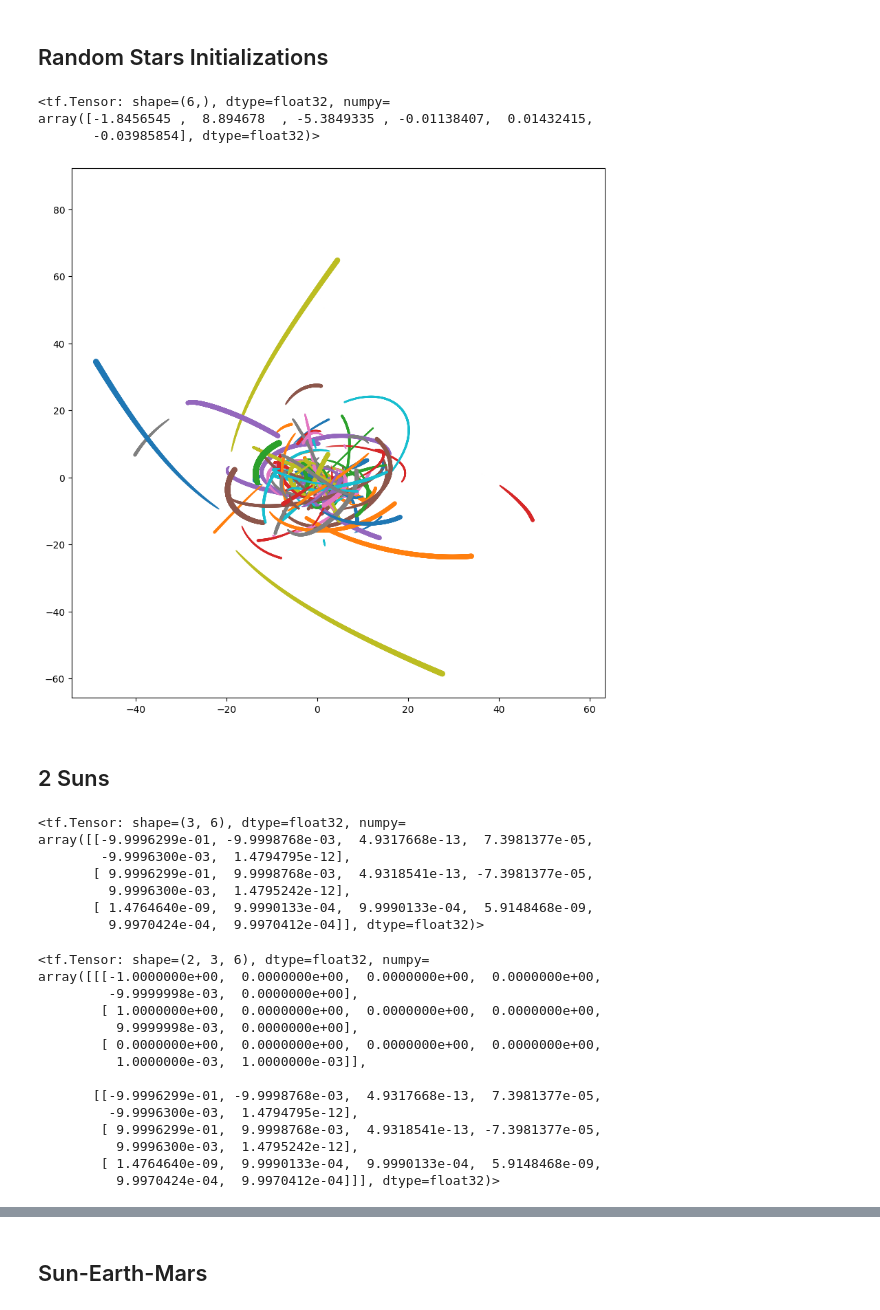
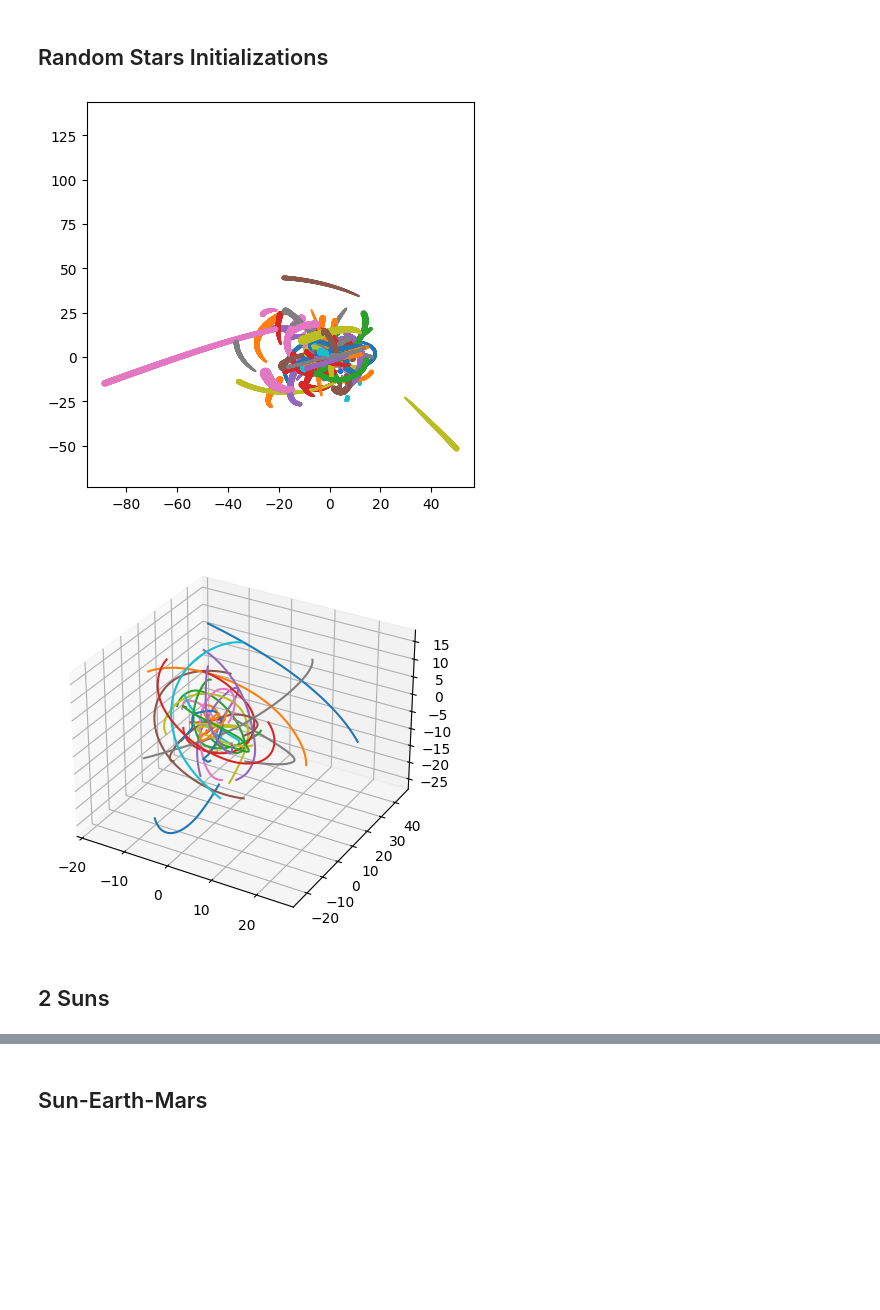
Before and after one commit to JannisZeller/stellarflow, a Jupyter notebook: 000-testing-stellarflow-system.ipynb, the cells around one changed output, grey strips where cells are left out. Drawn from its saved outputs; the diff is of its cells as text; code cells hidden in the pictures; blank space fills up the shorter version.

```diff
--- a/000-testing-stellarflow-system.ipynb
+++ b/000-testing-stellarflow-system.ipynb
@@ -3 +8,5 @@
+# %%
+from importlib import reload
+import stellarflow as stf
+stf = reload(stf)
 # %%
@@ -42,16 +44,9 @@ M0 = np.random.chisquare(df=1, size=N_init)
 # M0 = np.concatenate([M0, [1e9]], axis=0)
 # %%
 system = stf.System(X0, V0, M0, dt=1., smooth=1e-3)
-# %%
-x = system._acceleration(system._Q)
-system._Q[-1]
-# %% [output]
-<tf.Tensor: shape=(6,), dtype=float32, numpy=
-array([-1.8456545 ,  8.894678  , -5.3849335 , -0.01138407,  0.01432415,
-       -0.03985854], dtype=float32)>
 # %%
 system.simulation(500)
 # %%
-system.plot_history_2d(ZSIZE=True, SUBSET=True, n_sample=100)
+system.plot_history_2d(ZSIZE=True, n_sample=100)
 # %% [output]
-[figure, old version]
+[figure, new version]
@@ -60,3 +53,7 @@ system.plot_history_2d(ZSIZE=True, SUBSET=True, n_sample=100)
+# %%
+system.plot_history_3d()
+# %% [output]
+[figure, added]
 # %% [markdown]
 ## 2 Suns
 # %%
@@ -81,33 +78,6 @@ M = np.array([
 S2_system = stf.System(X, V, M, dt=1)
 # %%
 S2_system.step()
-# %%
-S2_system._Q
-# %% [output]
-<tf.Tensor: shape=(3, 6), dtype=float32, numpy=
-array([[-9.9996299e-01, -9.9998768e-03,  4.9317668e-13,  7.3981377e-05,
-        -9.9996300e-03,  1.4794795e-12],
-       [ 9.9996299e-01,  9.9998768e-03,  4.9318541e-13, -7.3981377e-05,
-         9.9996300e-03,  1.4795242e-12],
-       [ 1.4764640e-09,  9.9990133e-04,  9.9990133e-04,  5.9148468e-09,
-         9.9970424e-04,  9.9970412e-04]], dtype=float32)>
-# %%
-S2_system._Q_hist
-# %% [output]
-<tf.Tensor: shape=(2, 3, 6), dtype=float32, numpy=
-array([[[-1.0000000e+00,  0.0000000e+00,  0.0000000e+00,  0.0000000e+00,
-         -9.9999998e-03,  0.0000000e+00],
-        [ 1.0000000e+00,  0.0000000e+00,  0.0000000e+00,  0.0000000e+00,
-          9.9999998e-03,  0.0000000e+00],
-        [ 0.0000000e+00,  0.0000000e+00,  0.0000000e+00,  0.0000000e+00,
-          1.0000000e-03,  1.0000000e-03]],
-
-       [[-9.9996299e-01, -9.9998768e-03,  4.9317668e-13,  7.3981377e-05,
-         -9.9996300e-03,  1.4794795e-12],
-        [ 9.9996299e-01,  9.9998768e-03,  4.9318541e-13, -7.3981377e-05,
-          9.9996300e-03,  1.4795242e-12],
-        [ 1.4764640e-09,  9.9990133e-04,  9.9990133e-04,  5.9148468e-09,
-          9.9970424e-04,  9.9970412e-04]]], dtype=float32)>
 # %%
 S2_system.simulation(3*365)
 # %%
```
Also changed, not shown: parts of 14 cells of this notebook, 2 other files.
